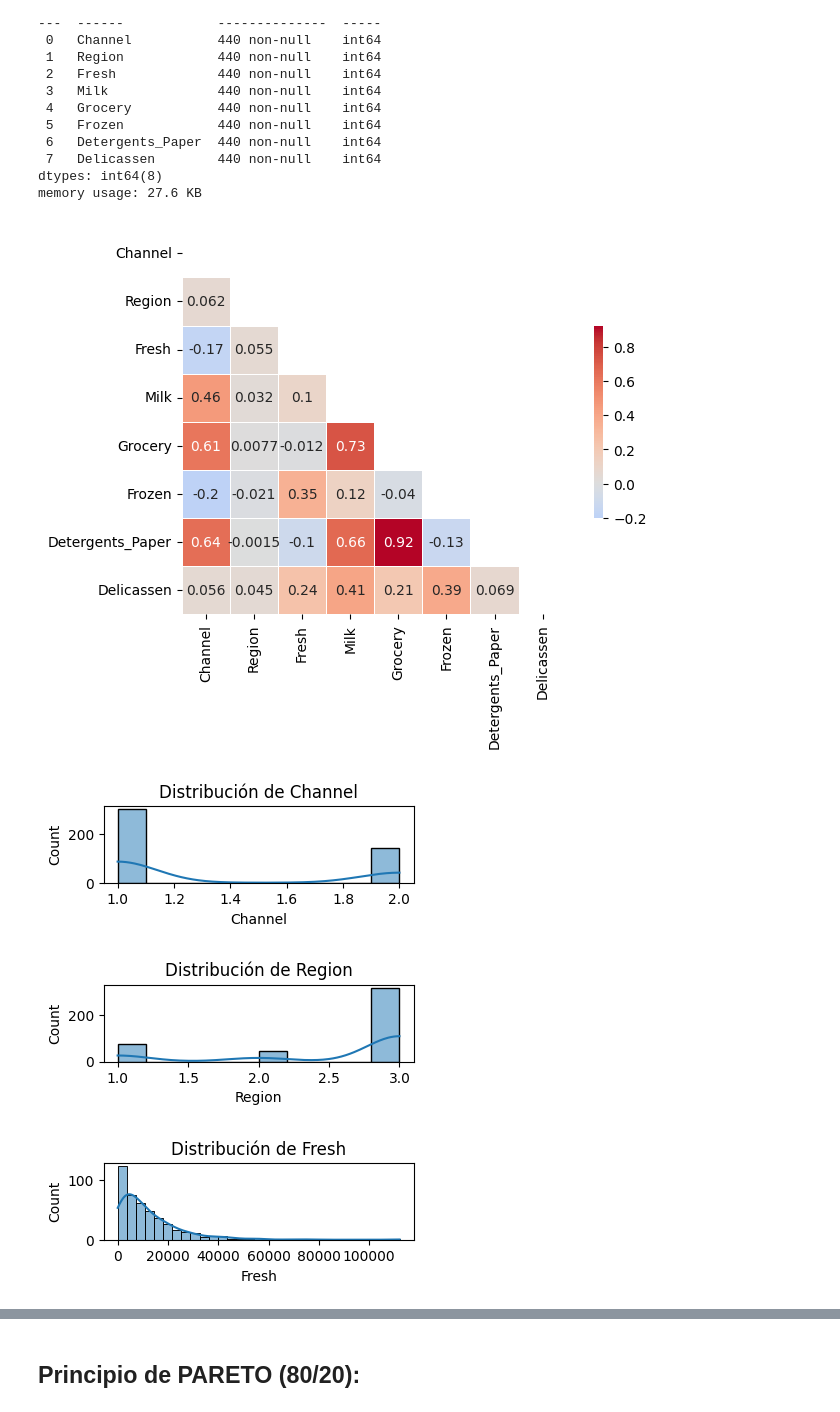
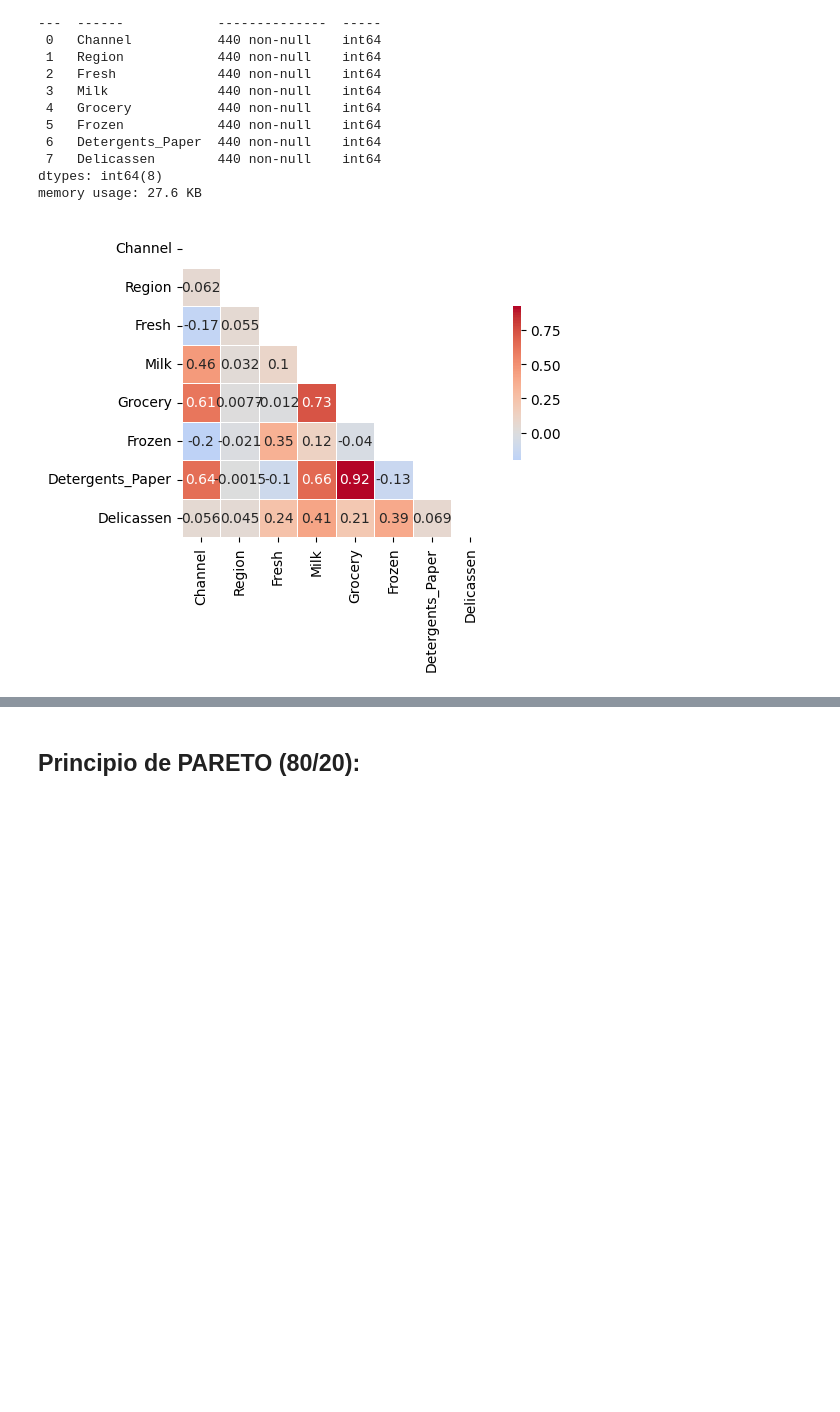
Before and after one commit to Ironhack-Data-Madrid-Octubre-2023/7.4-lab_unsupervised_learning, a Jupyter notebook: your-code/main.ipynb, the cells around one changed output, grey strips where cells are left out. Saved outputs shown, nothing was run; the diff lists cells and outputs as text; code cells hidden in the pictures; blank space fills up the shorter version.

```diff
--- a/your-code/main.ipynb
+++ b/your-code/main.ipynb
@@ -89,30 +89,24 @@ Data columns (total 8 columns):
 dtypes: int64(8)
 memory usage: 27.6 KB
 # %%
-plt.figure(figsize=(7, 5))
+plt.figure(figsize=(6, 4))
 
 mask=np.triu(np.ones_like(customers.corr(), dtype=bool))
 
 cmap=sns.diverging_palette(0, 10, as_cmap=True)
+
+# Para verificar la correlación:
 
 sns.heatmap(customers.corr(),
            mask=mask,
           cmap='coolwarm',
           center=0,
           square=True,
           annot=True,
           linewidths=0.5,
           cbar_kws={'shrink': 0.5});
 
-# Para verificar la distribución de los datos, puedes utilizar un histograma o un gráfico de densidad:
 
-for column in customers.columns:
-    plt.figure(figsize=(4,1))
-    sns.histplot(customers[column], kde=True)
-    plt.title('Distribución de ' + column)
-    plt.show();
+plt.show;
 # %% [output]
-[figure, old version]
+[figure, new version]
-[figure, removed]
-[figure, removed]
-[figure, removed]
```
Also changed, not shown: parts of 3 cells of this notebook.
